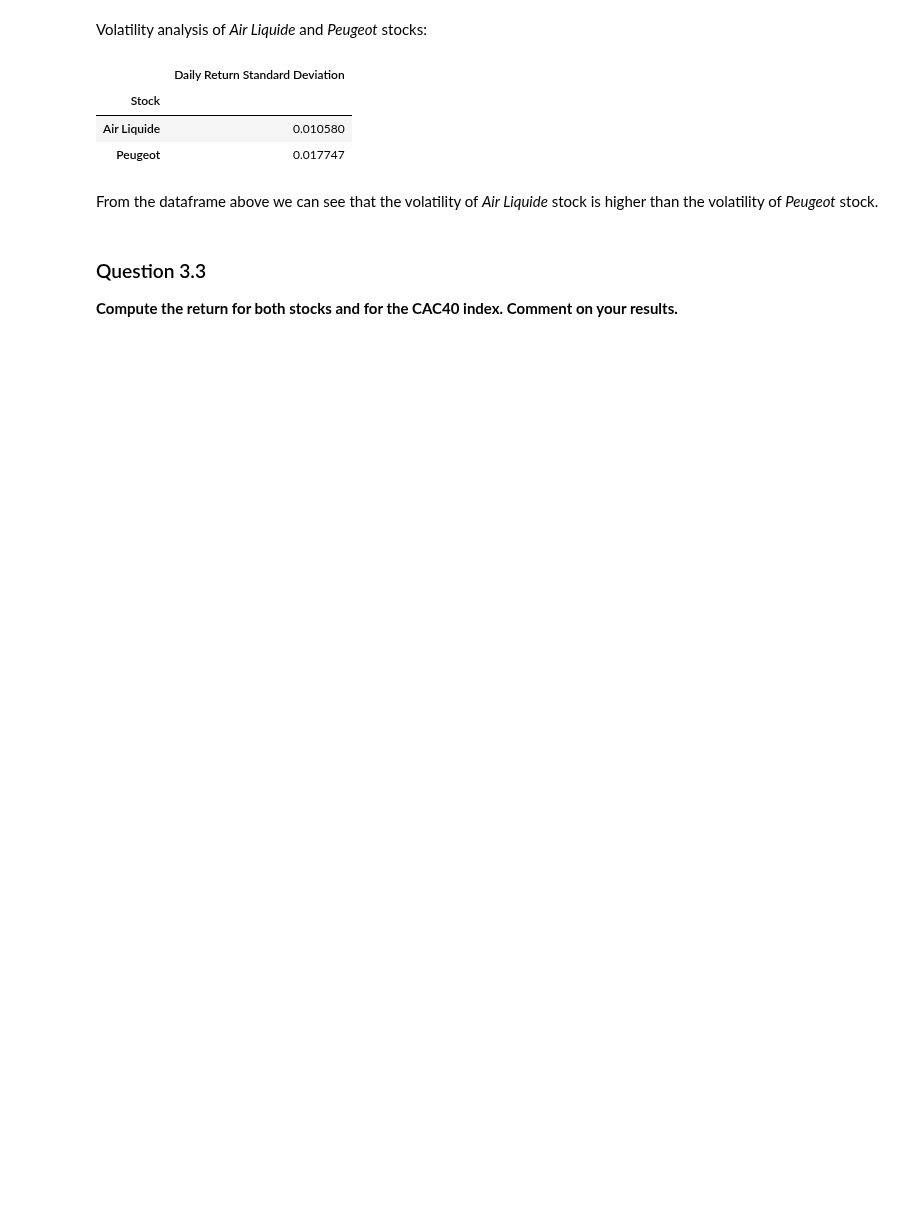
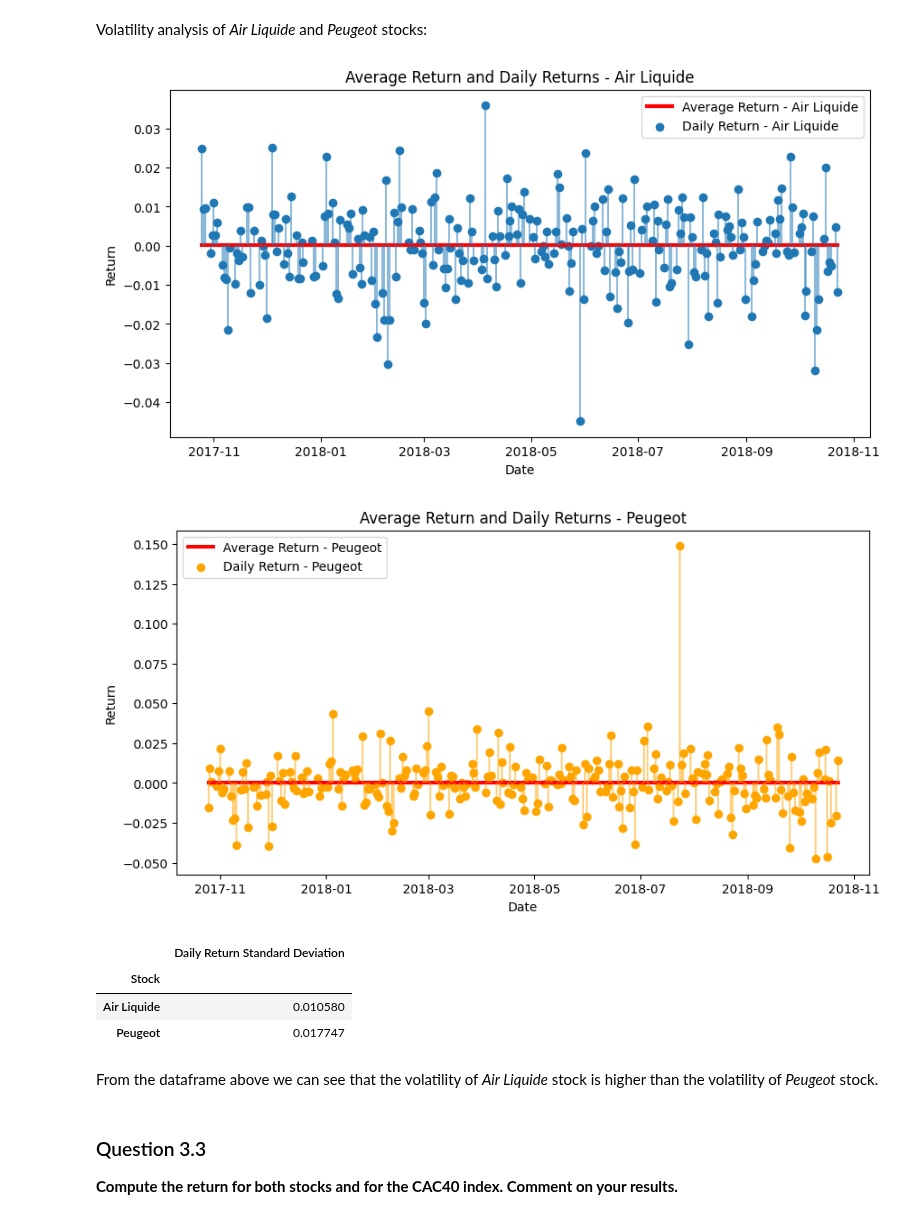
Before and after one commit to leonardohannas/MODS205_TelecomParis, a Jupyter notebook: proj.ipynb, the cells around one changed output. Saved outputs shown, nothing was run; the diff lists cells and outputs as text; code cells hidden in the pictures; blank space fills up the shorter version.

```diff
--- a/proj.ipynb
+++ b/proj.ipynb
@@ -122,6 +122,45 @@ Volatility analysis of *Air Liquide* and *Peugeot* stocks:
 air_liquide_stock['Daily Return'] = air_liquide_stock['Close'].pct_change()
 peugeot_stock['Daily Return'] = peugeot_stock['Close'].pct_change()
 CAC40['Daily Return'] = CAC40['Close'].pct_change()
+# %%
+# Remove rows with missing 'Date' or 'Daily Return' in air_liquide_stock
+air_liquide_stock = air_liquide_stock.dropna(subset=['Date', 'Daily Return'])
+
+# Remove rows with missing 'Date' or 'Daily Return' in peugeot_stock
+peugeot_stock = peugeot_stock.dropna(subset=['Date', 'Daily Return'])
+
+# Plotting the average return line for Air Liquide
+plt.figure(figsize=(10, 5), dpi=100)
+plt.plot(air_liquide_stock['Date'], [air_liquide_stock['Daily Return'].mean()] * len(air_liquide_stock), label='Average Return - Air Liquide', color='red', linewidth=3)
+plt.scatter(air_liquide_stock['Date'], air_liquide_stock['Daily Return'], label='Daily Return - Air Liquide', marker='o')
+
+# Connect each point with a perpendicular line to the average return line
+for x, y in zip(air_liquide_stock['Date'], air_liquide_stock['Daily Return']):
+    plt.vlines(x, air_liquide_stock['Daily Return'].mean(), y, alpha=0.5)
+
+plt.title('Average Return and Daily Returns - Air Liquide')
+plt.xlabel('Date')
+plt.ylabel('Return')
+plt.legend()
+plt.show()
+
+# Plotting the average return line for Peugeot
+plt.figure(figsize=(10, 5), dpi=100)
+plt.plot(peugeot_stock['Date'], [peugeot_stock['Daily Return'][1:].mean()] * len(peugeot_stock), label='Average Return - Peugeot', color='red', linewidth=3)
+plt.scatter(peugeot_stock['Date'], peugeot_stock['Daily Return'], label='Daily Return - Peugeot', marker='o', color='orange')
+
+# Connect each point with a perpendicular line to the average return line
+for x, y in zip(peugeot_stock['Date'], peugeot_stock['Daily Return']):
+    plt.vlines(x, peugeot_stock['Daily Return'].mean(), y, colors='orange', alpha=0.5)
+
+plt.title('Average Return and Daily Returns - Peugeot')
+plt.xlabel('Date')
+plt.ylabel('Return')
+plt.legend()
+plt.show()
+# %% [output]
+[figure, added]
+[figure, added]
 # %%
 # Standard deviation of the daily returns
 airliquide_std = air_liquide_stock['Daily Return'].std()
```
Also changed, not shown: parts of 5 cells of this notebook.
